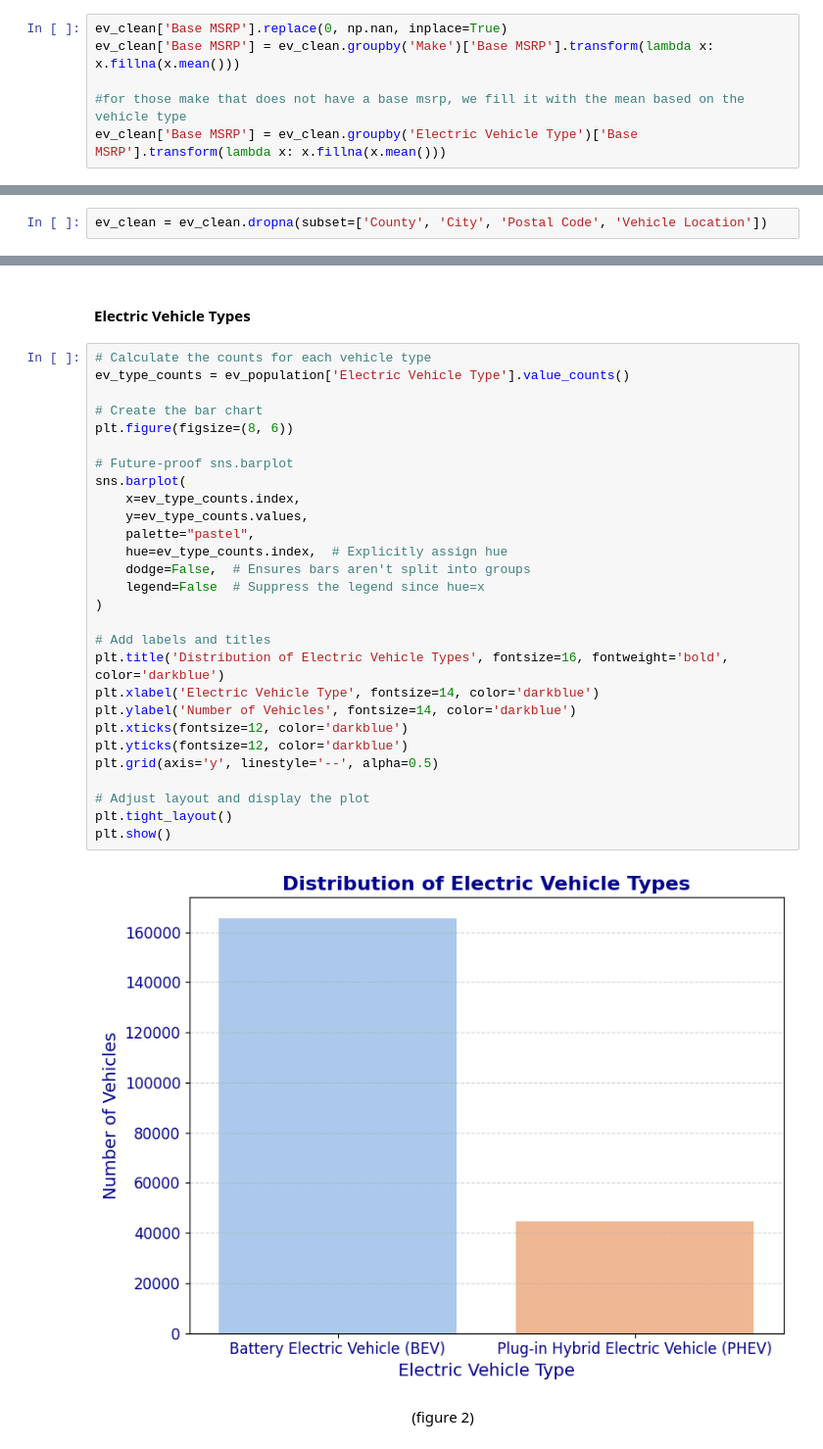
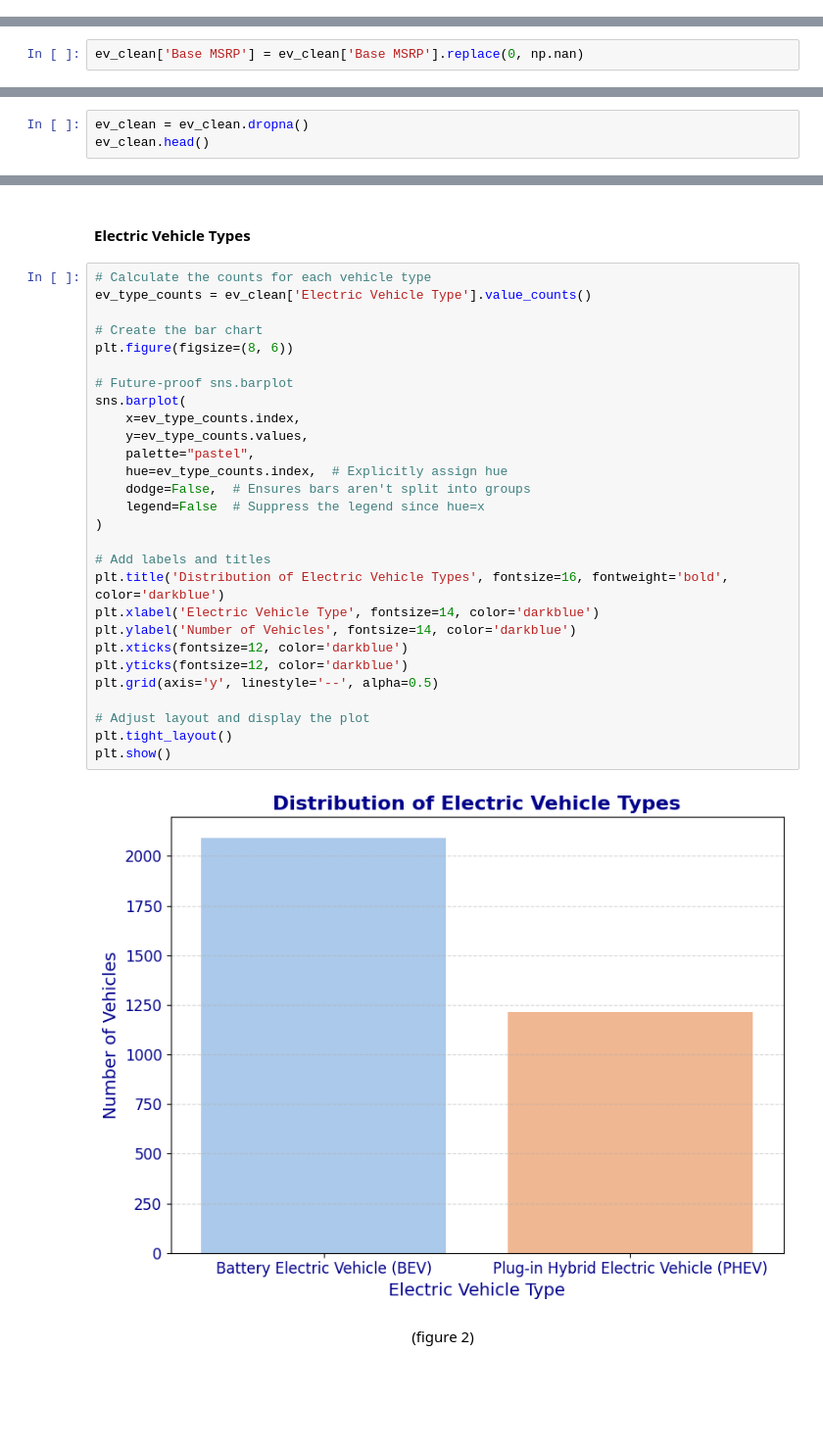
Before and after one commit to cecilia-lin/EV_Project, a Jupyter notebook: EDACheckpoint_Group092-FA24.ipynb, the cells around one changed output, grey strips where cells are left out. Shown at 98% size. Saved outputs shown, nothing was run; the diff lists cells and outputs as text; blank space fills up the shorter version.

```diff
--- a/EDACheckpoint_Group092-FA24.ipynb
+++ b/EDACheckpoint_Group092-FA24.ipynb
@@ -147,6 +134,0 @@ There is 20681 rows that does not have base MSRP, so we fill them by the group m
-# %%
-ev_clean['Base MSRP'].replace(0, np.nan, inplace=True)
-ev_clean['Base MSRP'] = ev_clean.groupby('Make')['Base MSRP'].transform(lambda x: x.fillna(x.mean()))
-
-#for those make that does not have a base msrp, we fill it with the mean based on the vehicle type
-ev_clean['Base MSRP'] = ev_clean.groupby('Electric Vehicle Type')['Base MSRP'].transform(lambda x: x.fillna(x.mean()))
@@ -160 +164,3 @@ For example, when doing 'df[col].method(value, inplace=True)', try using 'df.met
+# %%
+ev_clean['Base MSRP'] = ev_clean['Base MSRP'].replace(0, np.nan)
 # %% [markdown]
@@ -162,2 +168,3 @@ We drop the missing values in the categorical variables since if we randomly ass
-# %%
-ev_clean = ev_clean.dropna(subset=['County', 'City', 'Postal Code', 'Vehicle Location'])
+# %%
+ev_clean = ev_clean.dropna()
+ev_clean.head()
@@ -268,34 +348,34 @@ We can see from the figure 1 that the number of BEVs in each county is higher th
 #### Electric Vehicle Types
 # %%
 # Calculate the counts for each vehicle type
-ev_type_counts = ev_population['Electric Vehicle Type'].value_counts()
+ev_type_counts = ev_clean['Electric Vehicle Type'].value_counts()
 
 # Create the bar chart
 plt.figure(figsize=(8, 6))
 
 # Future-proof sns.barplot
 sns.barplot(
     x=ev_type_counts.index,
     y=ev_type_counts.values,
     palette="pastel",
     hue=ev_type_counts.index,  # Explicitly assign hue
     dodge=False,  # Ensures bars aren't split into groups
     legend=False  # Suppress the legend since hue=x
 )
 
 # Add labels and titles
 plt.title('Distribution of Electric Vehicle Types', fontsize=16, fontweight='bold', color='darkblue')
 plt.xlabel('Electric Vehicle Type', fontsize=14, color='darkblue')
 plt.ylabel('Number of Vehicles', fontsize=14, color='darkblue')
 plt.xticks(fontsize=12, color='darkblue')
 plt.yticks(fontsize=12, color='darkblue')
 plt.grid(axis='y', linestyle='--', alpha=0.5)
 
 # Adjust layout and display the plot
 plt.tight_layout()
 plt.show()
 # %% [output]
-[figure, old version]
+[figure, new version]
 # %% [markdown]
 <center>(figure 2)</center>
 # %% [markdown]
```
Also changed, not shown: parts of 20 cells of this notebook.
